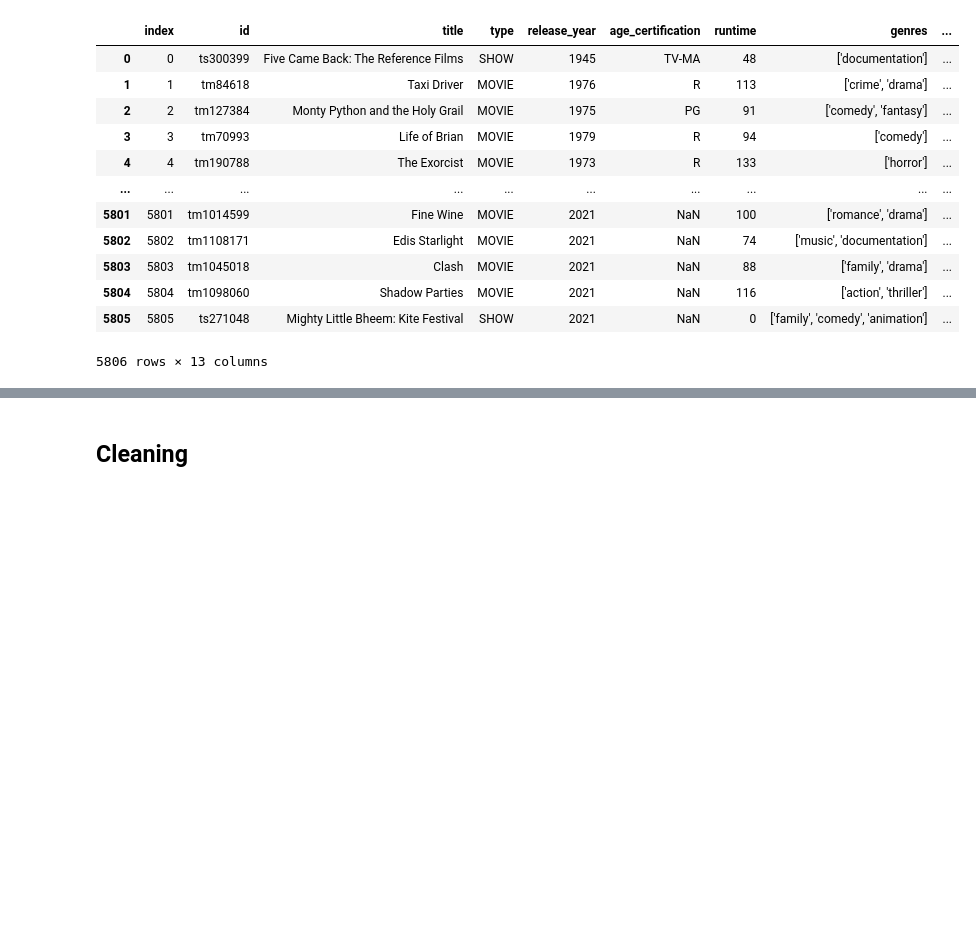
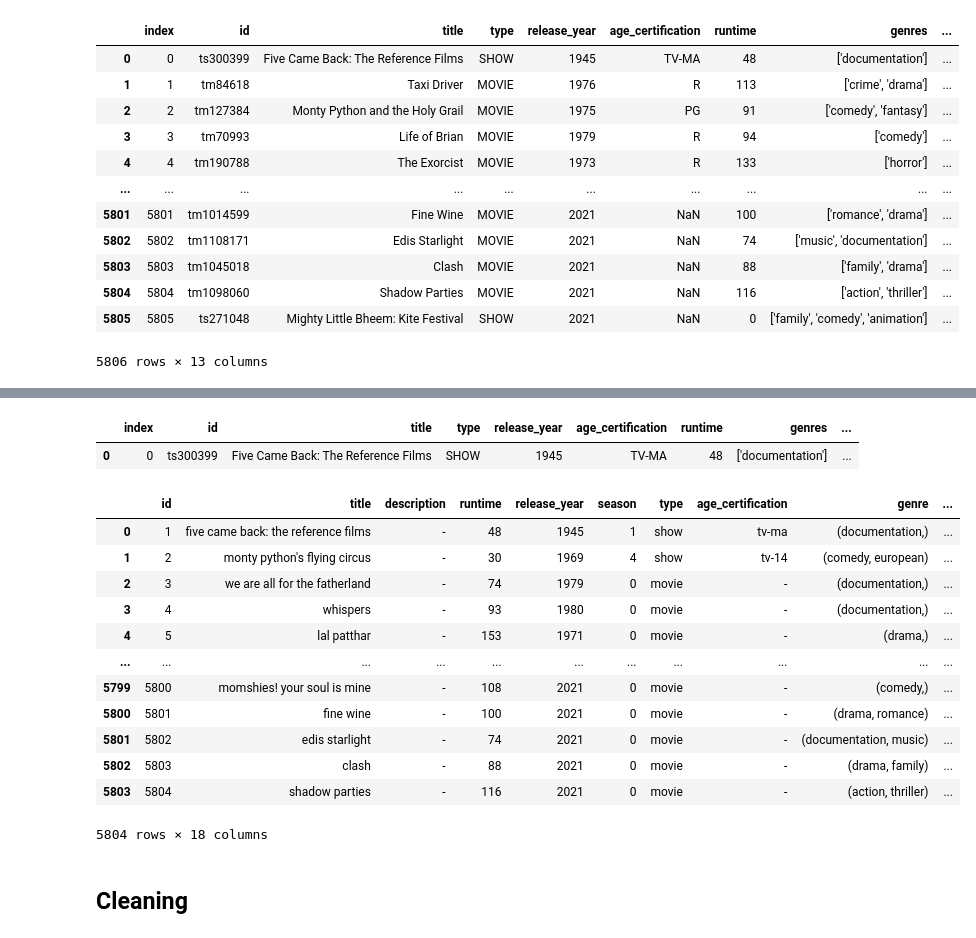
Before and after one commit to zolocapricorn/Senior_Project, a Jupyter notebook: Preparing_data.ipynb, the cells around one changed output, grey strips where cells are left out. Saved outputs shown, nothing was run; the diff lists cells and outputs as text; code cells hidden in the pictures; blank space fills up the shorter version.

```diff
--- a/Preparing_data.ipynb
+++ b/Preparing_data.ipynb
@@ -572,3 +609,24 @@ r_title
+# %%
+r_title[r_title["id"] == "ts300399"]
+# %% [output]
+|  | index | id | title | type | release_year | age_certification | runtime | genres | ... |
+| 0 | 0 | ts300399 | Five Came Back: The Reference Films | SHOW | 1945 | TV-MA | 48 | ['documentation'] | ... |
+# %%
+clean_raw_title
+# %% [output]
+|  | id | title | description | runtime | release_year | season | type | age_certification | genre | ... |
+| 0 | 1 | five came back: the reference films | - | 48 | 1945 | 1 | show | tv-ma | (documentation,) | ... |
+| 1 | 2 | monty python's flying circus | - | 30 | 1969 | 4 | show | tv-14 | (comedy, european) | ... |
+| 2 | 3 | we are all for the fatherland | - | 74 | 1979 | 0 | movie | - | (documentation,) | ... |
+| 3 | 4 | whispers | - | 93 | 1980 | 0 | movie | - | (documentation,) | ... |
+| 4 | 5 | lal patthar | - | 153 | 1971 | 0 | movie | - | (drama,) | ... |
+| ... | ... | ... | ... | ... | ... | ... | ... | ... | ... | ... |
+| 5799 | 5800 | momshies! your soul is mine | - | 108 | 2021 | 0 | movie | - | (comedy,) | ... |
+| 5800 | 5801 | fine wine | - | 100 | 2021 | 0 | movie | - | (drama, romance) | ... |
+| 5801 | 5802 | edis starlight | - | 74 | 2021 | 0 | movie | - | (documentation, music) | ... |
+| 5802 | 5803 | clash | - | 88 | 2021 | 0 | movie | - | (drama, family) | ... |
+| 5803 | 5804 | shadow parties | - | 116 | 2021 | 0 | movie | - | (action, thriller) | ... |
+5804 rows × 18 columns
 # %% [markdown]
 ## Cleaning
 # %% [markdown]
```
Also changed, not shown: parts of 59 cells of this notebook.
